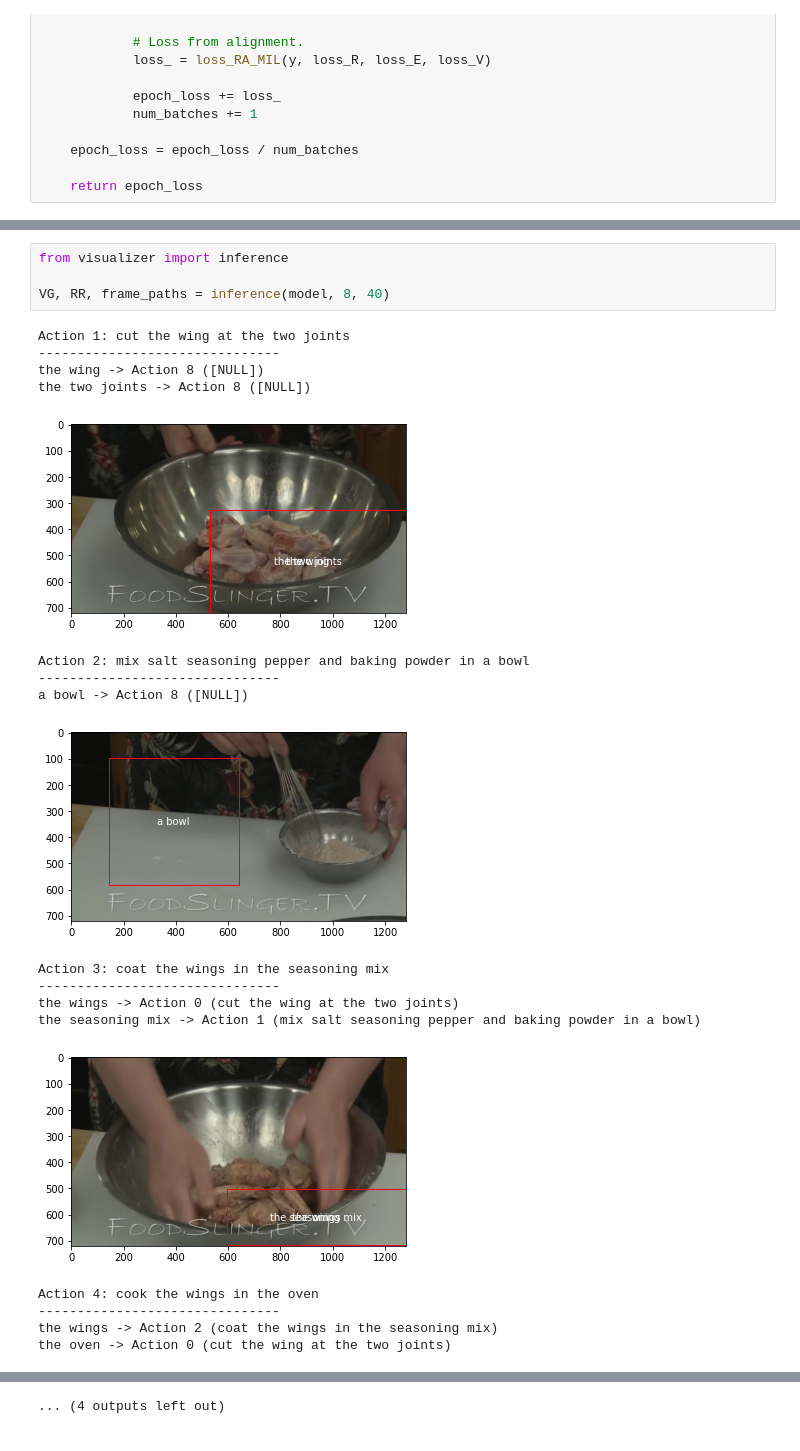
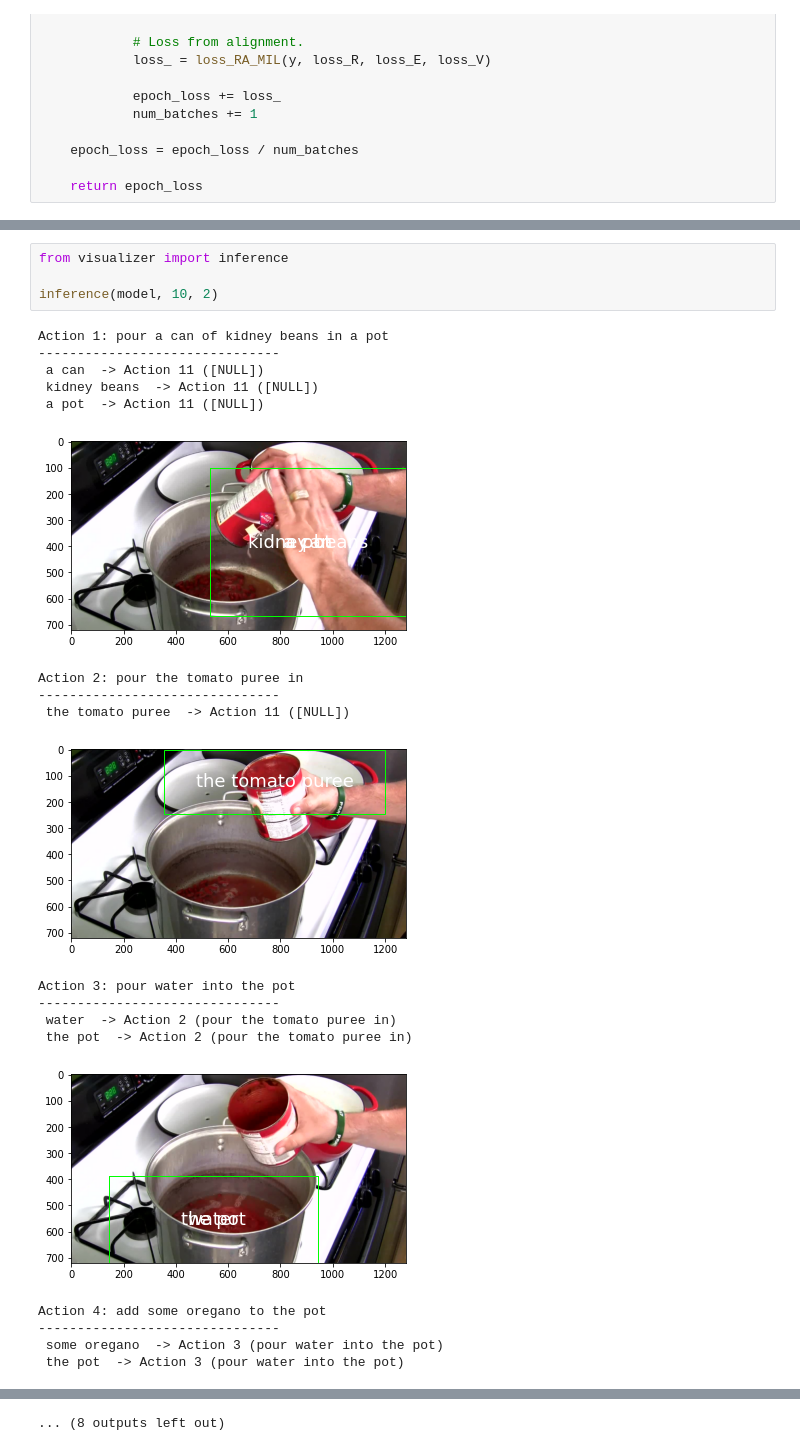
Before and after one commit to hasanmohsin/ece496-capstone, a Jupyter notebook: train/train.ipynb, the cells around one changed output, grey strips where cells are left out. Drawn from its saved outputs; the diff is of its cells as text.

```diff
--- a/train/train.ipynb
+++ b/train/train.ipynb
@@ -122,23 +107,24 @@ Epoch 50 - Train Loss: 70.0403823852539, Validation Loss: 77.05409240722656
 # %%
 from visualizer import inference
 
-VG, RR, frame_paths = inference(model, 8, 40)
+inference(model, 10, 2)
 # %% [output]
-Action 1: cut the wing at the two joints
+Action 1: pour a can of kidney beans in a pot
 -------------------------------
-the wing -> Action 8 ([NULL])
-the two joints -> Action 8 ([NULL])
+ a can  -> Action 11 ([NULL])
+ kidney beans  -> Action 11 ([NULL])
+ a pot  -> Action 11 ([NULL])
-[figure, old version]
+[figure, new version]
-Action 2: mix salt seasoning pepper and baking powder in a bowl
+Action 2: pour the tomato puree in
 -------------------------------
-a bowl -> Action 8 ([NULL])
+ the tomato puree  -> Action 11 ([NULL])
-[figure, old version]
+[figure, new version]
-Action 3: coat the wings in the seasoning mix
+Action 3: pour water into the pot
 -------------------------------
-the wings -> Action 0 (cut the wing at the two joints)
-the seasoning mix -> Action 1 (mix salt seasoning pepper and baking powder in a bowl)
+ water  -> Action 2 (pour the tomato puree in)
+ the pot  -> Action 2 (pour the tomato puree in)
-[figure, old version]
+[figure, new version]
-Action 4: cook the wings in the oven
+Action 4: add some oregano to the pot
 -------------------------------
-the wings -> Action 2 (coat the wings in the seasoning mix)
-the oven -> Action 0 (cut the wing at the two joints)
+ some oregano  -> Action 3 (pour water into the pot)
+ the pot  -> Action 3 (pour water into the pot)
@@ -155 +142 @@ the oven -> Action 4 (flip the wings)
-... (4 outputs left out)
+... (8 outputs left out)
```
Also changed, not shown: parts of 6 cells of this notebook.
